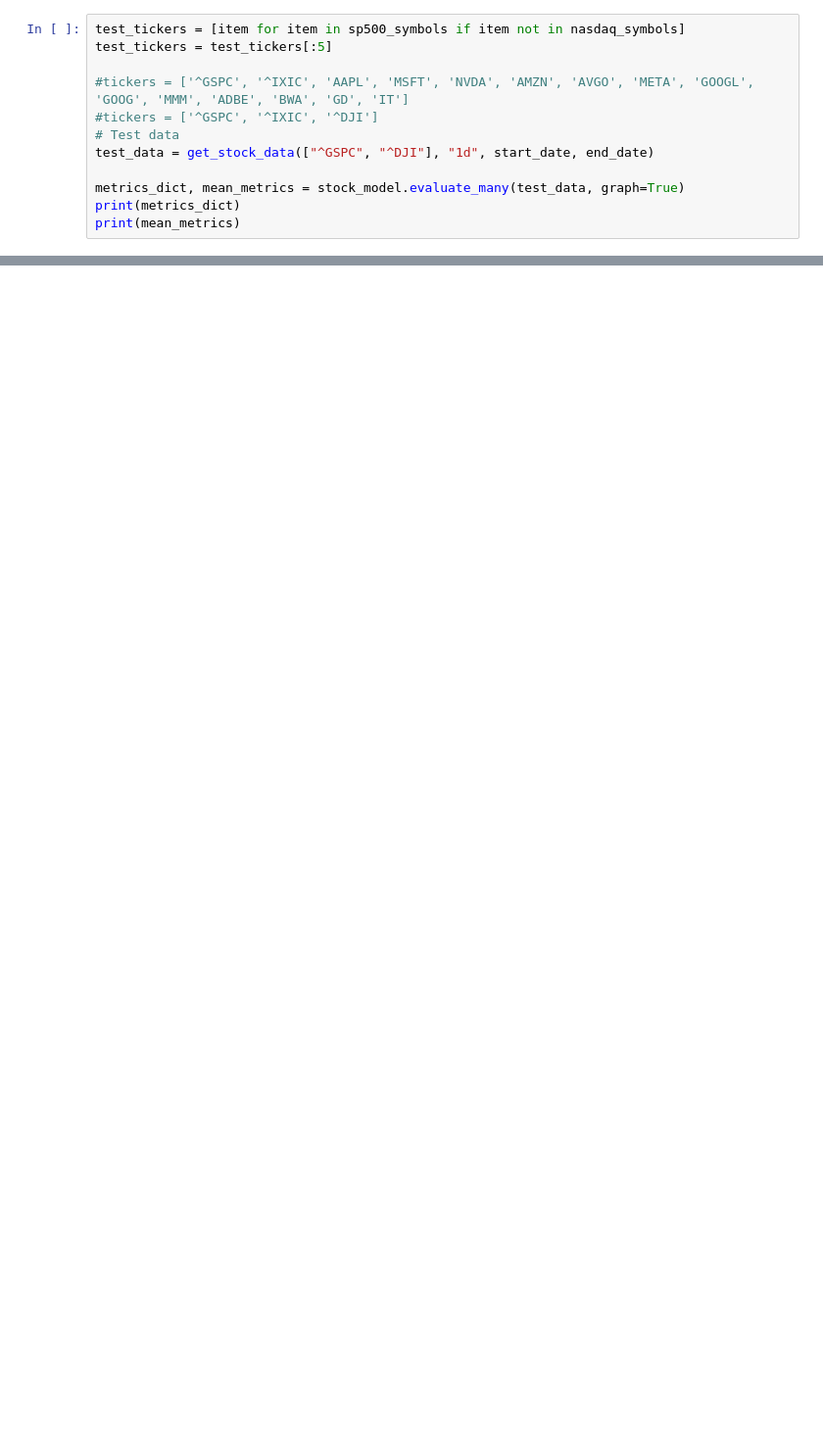
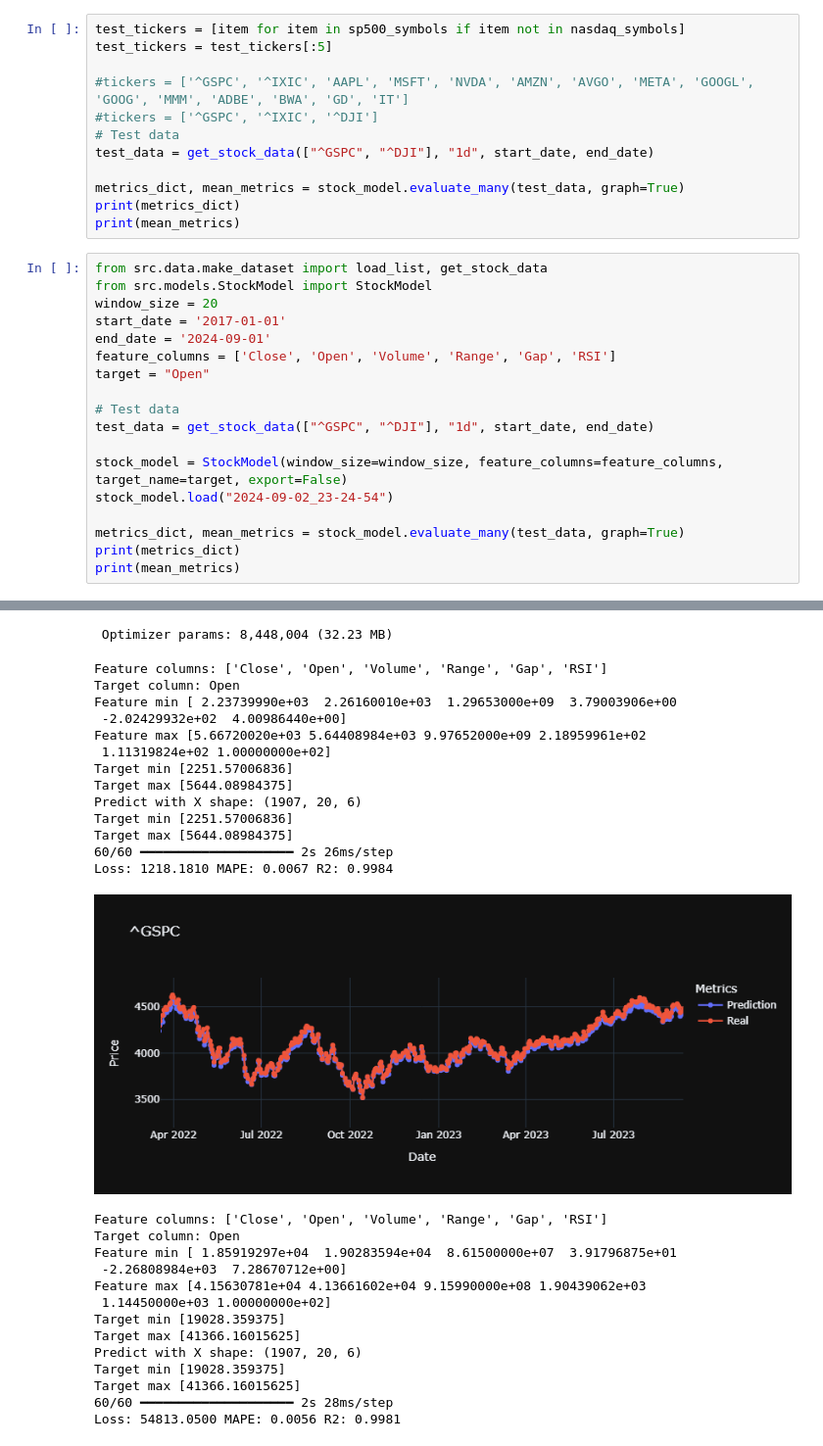
Before and after one commit to patacadev/StockModel, a Jupyter notebook: TFM.ipynb, the cells around one changed output, grey strips where cells are left out. Shown at 98% size. Drawn from its saved outputs; the diff is of its cells as text; blank space fills up the shorter version.

```diff
--- a/TFM.ipynb
+++ b/TFM.ipynb
@@ -94,3 +94,22 @@ test_data = get_stock_data(["^GSPC", "^DJI"], "1d", start_date, end_date)
 metrics_dict, mean_metrics = stock_model.evaluate_many(test_data, graph=True)
 print(metrics_dict)
 print(mean_metrics)
+# %%
+from src.data.make_dataset import load_list, get_stock_data
+from src.models.StockModel import StockModel
+window_size = 20
+start_date = '2017-01-01'
+end_date = '2024-09-01'
+feature_columns = ['Close', 'Open', 'Volume', 'Range', 'Gap', 'RSI']
+target = "Open"
+
+# Test data
+test_data = get_stock_data(["^GSPC", "^DJI"], "1d", start_date, end_date)
+
+stock_model = StockModel(window_size=window_size, feature_columns=feature_columns, target_name=target, export=False)
+stock_model.load("2024-09-02_23-24-54")
+
+metrics_dict, mean_metrics = stock_model.evaluate_many(test_data, graph=True)
+print(metrics_dict)
+print(mean_metrics)
+# %% [output]
@@ -96,0 +134,28 @@ print(mean_metrics)
+ Optimizer params: 8,448,004 (32.23 MB)
+Feature columns: ['Close', 'Open', 'Volume', 'Range', 'Gap', 'RSI']
+Target column: Open
+Feature min [ 2.23739990e+03  2.26160010e+03  1.29653000e+09  3.79003906e+00
+ -2.02429932e+02  4.00986440e+00]
+Feature max [5.66720020e+03 5.64408984e+03 9.97652000e+09 2.18959961e+02
+ 1.11319824e+02 1.00000000e+02]
+Target min [2251.57006836]
+Target max [5644.08984375]
+Predict with X shape: (1907, 20, 6)
+Target min [2251.57006836]
+Target max [5644.08984375]
+60/60 ━━━━━━━━━━━━━━━━━━━━ 2s 26ms/step
+Loss: 1218.1810 MAPE: 0.0067 R2: 0.9984
+[figure, added]
+Feature columns: ['Close', 'Open', 'Volume', 'Range', 'Gap', 'RSI']
+Target column: Open
+Feature min [ 1.85919297e+04  1.90283594e+04  8.61500000e+07  3.91796875e+01
+ -2.26808984e+03  7.28670712e+00]
+Feature max [4.15630781e+04 4.13661602e+04 9.15990000e+08 1.90439062e+03
+ 1.14450000e+03 1.00000000e+02]
+Target min [19028.359375]
+Target max [41366.16015625]
+Predict with X shape: (1907, 20, 6)
+Target min [19028.359375]
+Target max [41366.16015625]
+60/60 ━━━━━━━━━━━━━━━━━━━━ 2s 28ms/step
+Loss: 54813.0500 MAPE: 0.0056 R2: 0.9981
```
Also changed, not shown: parts of 2 cells of this notebook, 2 other files.
